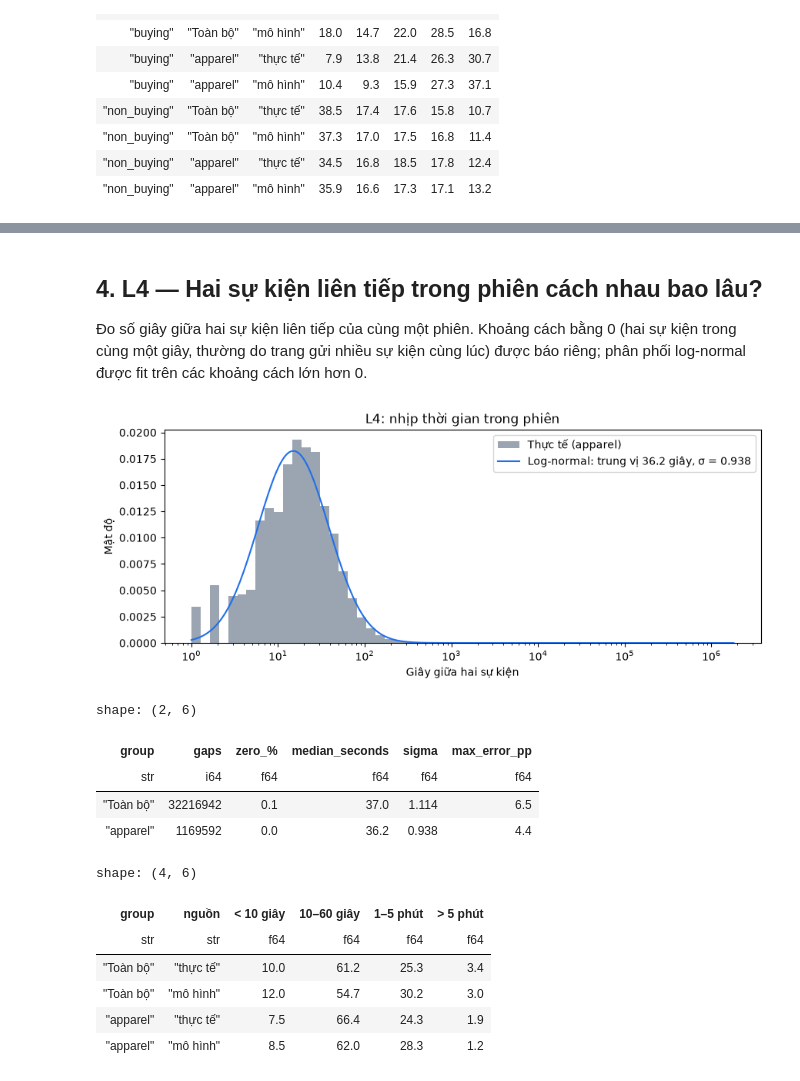
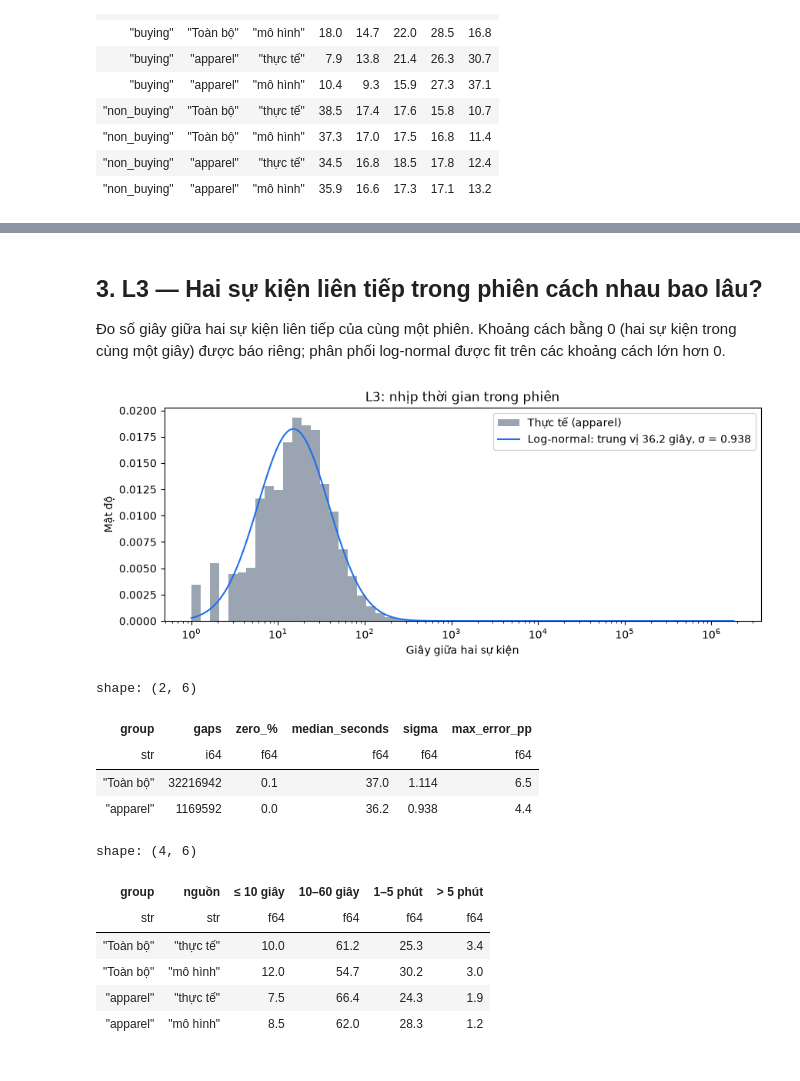
Before and after one commit to DanhTrannn/dk-ecommerce-data-platform, a Jupyter notebook: generator/notebooks/browsing_behavior_eda.ipynb, the cells around one changed output, grey strips where cells are left out. Drawn from its saved outputs; the diff is of its cells as text; code cells hidden in the pictures.

```diff
--- a/generator/notebooks/browsing_behavior_eda.ipynb
+++ b/generator/notebooks/browsing_behavior_eda.ipynb
@@ -43,12 +45,12 @@ Nguồn: sự kiện eCommerce Behavior tháng 10/2019. Một phiên là một `
 
 Nhóm `apparel`: phiên mà mọi sự kiện có `category_code` đều thuộc nhóm `apparel` (và có ít nhất một sự kiện như vậy).
 # %%
-SCHEMA = {"user_session": pl.Utf8, "category_code": pl.Utf8, "brand": pl.Utf8}
+SCHEMA = {"user_session": pl.Utf8, "category_code": pl.Utf8}
 
 
 def scan(month):
     return pl.scan_csv(data_dir / "ecommerce_behavior" / f"2019-{month}.csv", schema_overrides=SCHEMA).select(
-        "event_time", "event_type", "product_id", "user_id", "user_session", "category_code"
+        "event_time", "event_type", "user_session", "category_code"
     )
 
 
@@ -69,10 +71,7 @@ all_events = raw.select(
     "ts",
     day=pl.col("ts").dt.date(),
     event_type=pl.col("event_type").cast(pl.Categorical),
-    product_id="product_id",
-    user_id="user_id",
     session=pl.col("user_session").hash(),
-    category_top=pl.col("category_code").str.split(".").list.first().fill_null("(null)").cast(pl.Categorical),
     has_category=pl.col("category_code").is_not_null(),
     is_apparel=pl.col("category_code").str.starts_with("apparel").fill_null(False),
 )
@@ -81,11 +80,8 @@ boundary = all_events.filter(pl.col("day").is_in([dt.date(2019, 10, 1), dt.date(
 events = all_events.join(boundary, on="session", how="anti").sort("session", "ts")
 del all_events
 sessions = events.group_by("session").agg(
-    user_id=pl.col("user_id").first(),
     start=pl.col("ts").min(),
-    end=pl.col("ts").max(),
     views=(pl.col("event_type") == "view").sum(),
-    carts=(pl.col("event_type") == "cart").sum(),
     purchases=(pl.col("event_type") == "purchase").sum(),
     apparel=pl.col("has_category").any() & (pl.col("is_apparel") | ~pl.col("has_category")).all(),
 ).with_columns(buying=pl.col("purchases") > 0)
@@ -479,13 +297,13 @@ assert abs(implied_purchase_given_cart(non_buying_per_buying) - funnel_by_block.
 # %% [markdown]
-## 4. L4 — Hai sự kiện liên tiếp trong phiên cách nhau bao lâu?
+## 3. L3 — Hai sự kiện liên tiếp trong phiên cách nhau bao lâu?
 
-Đo số giây giữa hai sự kiện liên tiếp của cùng một phiên. Khoảng cách bằng 0 (hai sự kiện trong cùng một giây, thường do trang gửi nhiều sự kiện cùng lúc) được báo riêng; phân phối log-normal được fit trên các khoảng cách lớn hơn 0.
+Đo số giây giữa hai sự kiện liên tiếp của cùng một phiên. Khoảng cách bằng 0 (hai sự kiện trong cùng một giây) được báo riêng; phân phối log-normal được fit trên các khoảng cách lớn hơn 0.
 # %%
 apparel_ids = sessions.filter(pl.col("apparel")).select("session")
 gaps = events.select(
     "session", gap=(pl.col("ts").diff().over("session").dt.total_seconds())
 ).filter(pl.col("gap").is_not_null())
-GAP_BUCKETS = ["< 10 giây", "10–60 giây", "1–5 phút", "> 5 phút"]
+GAP_BUCKETS = ["≤ 10 giây", "10–60 giây", "1–5 phút", "> 5 phút"]
 GAP_EDGES = [0, 10, 60, 300, np.inf]
 rows, shares_rows, gap_fits = [], [], {}
 for group, frame in (("Toàn bộ", gaps), ("apparel", gaps.join(apparel_ids, on="session"))):
@@ -494,37 +312,37 @@ for group, frame in (("Toàn bộ", gaps), ("apparel", gaps.join(apparel_ids, on
     log_values = np.log(positive)
     median, sigma = float(np.exp(log_values.mean())), float(log_values.std())
     gap_fits[group] = {"median_seconds": round(median, 1), "sigma": round(sigma, 3), "zero_share": round(float((values == 0).mean()), 4)}
     observed = np.array([((positive > lo) & (positive <= hi)).mean() for lo, hi in zip(GAP_EDGES[:-1], GAP_EDGES[1:])])
     cdf = stats.lognorm.cdf(GAP_EDGES[1:-1], sigma, scale=median)
     model = np.diff(np.concatenate([[0], cdf, [1]]))
     rows.append({"group": group, "gaps": len(values), "zero_%": percent((values == 0).mean()),
                  "median_seconds": round(median, 1), "sigma": round(sigma, 3),
                  "max_error_pp": round(float(np.abs(observed - model).max() * 100), 1)})
     for source, shares in (("thực tế", observed), ("mô hình", model)):
         shares_rows.append({"group": group, "nguồn": source, **dict(zip(GAP_BUCKETS, percent(shares).tolist()))})
 event_gap = gap_fits["apparel"]
-l4_check = pl.DataFrame(rows)
+l3_check = pl.DataFrame(rows)
 apparel_gaps = gaps.join(apparel_ids, on="session").filter(pl.col("gap") > 0)["gap"].to_numpy()
 bins = np.logspace(0, np.log10(apparel_gaps.max()), 60)
 grid = np.logspace(0, np.log10(apparel_gaps.max()), 300)
 fig, ax = plt.subplots()
 ax.hist(apparel_gaps, bins=bins, density=True, color="#9aa5b1", label="Thực tế (apparel)")
 ax.plot(grid, stats.lognorm.pdf(grid, event_gap["sigma"], scale=event_gap["median_seconds"]), color="#1f6feb",
         label=f"Log-normal: trung vị {event_gap['median_seconds']} giây, σ = {event_gap['sigma']}")
-ax.set(xscale="log", xlabel="Giây giữa hai sự kiện", ylabel="Mật độ", title="L4: nhịp thời gian trong phiên")
+ax.set(xscale="log", xlabel="Giây giữa hai sự kiện", ylabel="Mật độ", title="L3: nhịp thời gian trong phiên")
 ax.legend()
 plt.show()
-display(l4_check)
+display(l3_check)
 pl.DataFrame(shares_rows)
 # %% [output]
 [figure]
 shape: (2, 6)
 | group | gaps | zero_% | median_seconds | sigma | max_error_pp |
 | str | i64 | f64 | f64 | f64 | f64 |
 | "Toàn bộ" | 32216942 | 0.1 | 37.0 | 1.114 | 6.5 |
 | "apparel" | 1169592 | 0.0 | 36.2 | 0.938 | 4.4 |
 shape: (4, 6)
-| group | nguồn | < 10 giây | 10–60 giây | 1–5 phút | > 5 phút |
+| group | nguồn | ≤ 10 giây | 10–60 giây | 1–5 phút | > 5 phút |
 | str | str | f64 | f64 | f64 | f64 |
 | "Toàn bộ" | "thực tế" | 10.0 | 61.2 | 25.3 | 3.4 |
 | "Toàn bộ" | "mô hình" | 12.0 | 54.7 | 30.2 | 3.0 |
```
Also changed, not shown: parts of 32 cells of this notebook, 1 other file.
